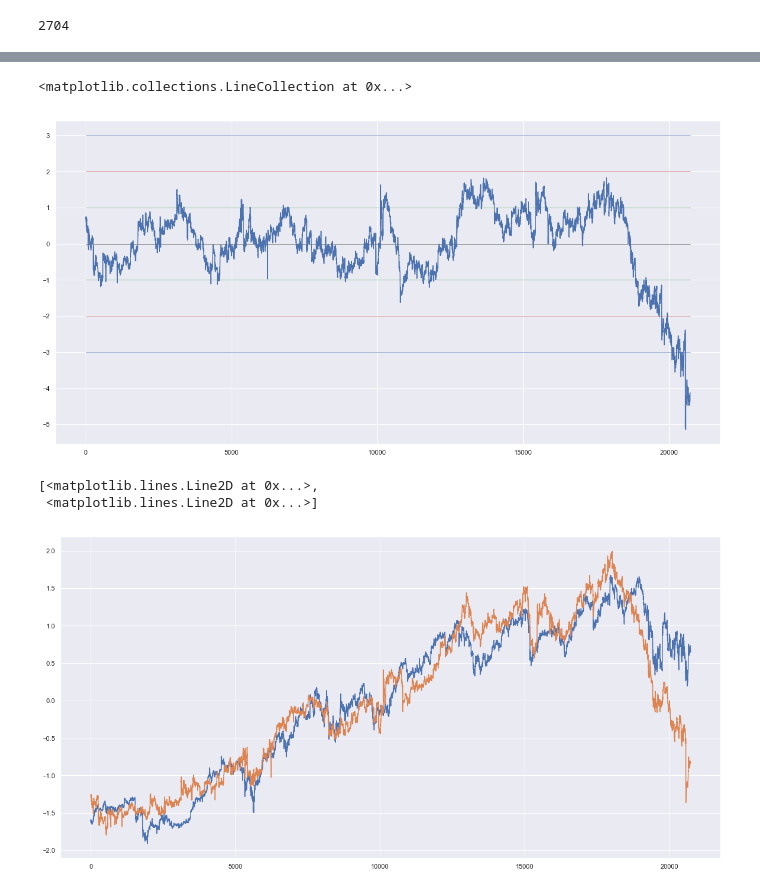
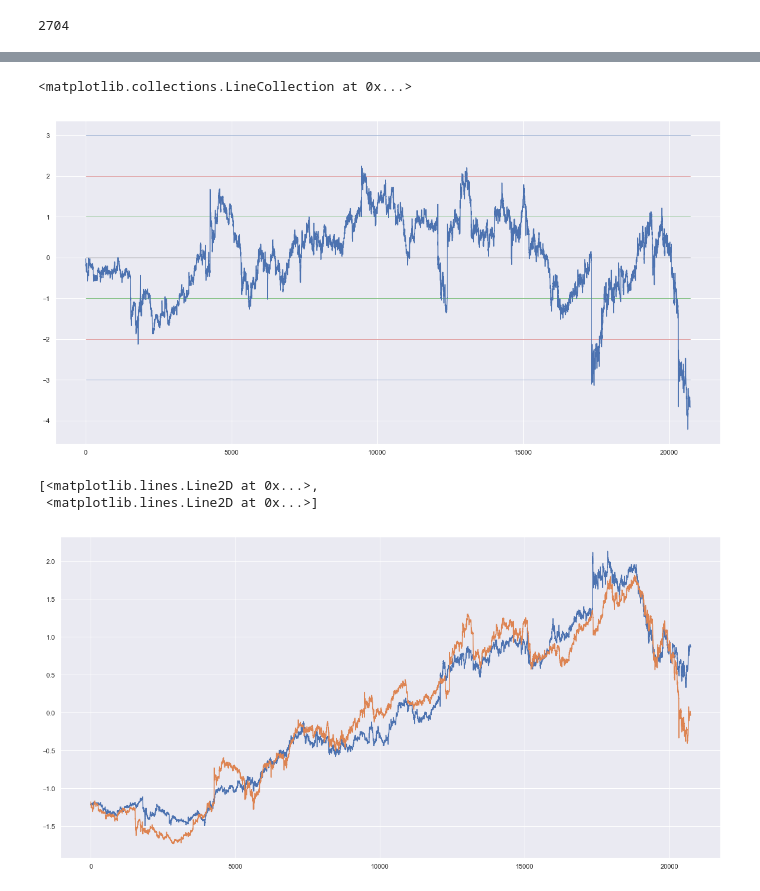
Before and after one commit to AlexisVLRT/StockWatch, a Jupyter notebook: PairsTradingPOC.ipynb, the cells around one changed output, grey strips where cells are left out. Cells and saved outputs as stored; diff of their text form; code cells hidden in the pictures.

```diff
--- a/PairsTradingPOC.ipynb
+++ b/PairsTradingPOC.ipynb
@@ -20,5 +26,5 @@ stocks_data = pickle.load(open("FullData_5.p", "rb"))
 # %%
-tickers = ['ACLS', 'PRTK']
+tickers = ['CLNE', 'TLGT']
 plt.plot(StandardScaler().fit_transform(stocks_data.loc[:, tickers].fillna(method='bfill').fillna(method='ffill')))
 # %% [output]
 [<matplotlib.lines.Line2D at 0x...>,
@@ -35,7 +41,7 @@ for ticker_a in range(len(stocks_data.columns)):
         num = (ser_a * ser_b).sum()
         den = ((ser_a ** 2).sum() * (ser_b ** 2).sum()) ** 0.5
         corr = num / den
-        if corr > 0.95:
+        if corr > 0.9:
             correlated_stocks = correlated_stocks.append(pd.DataFrame([[list(stocks_data.columns)[ticker_a], list(stocks_data.columns)[ticker_b]]], columns=['Stock A', 'Stock B']))
 # %% [output]
 0/994
@@ -103,7 +111,7 @@ len(correlated_stocks)
 # %%
 adf_scores = pd.DataFrame(columns=['Stock A', 'Stock B', 'Score'])
 i = 0
-for pair in correlated_stocks[:150].iterrows():
+for pair in correlated_stocks.iterrows():
     print(i)
     i += 1
     stock_a = pair[1].loc['Stock A']
@@ -159,26 +169,27 @@ adf_scores.sort_values('Score')
 # %%
-stock_a = 'ADBE'
-stock_b = 'APTI'
+stock_a = 'COUP'
+stock_b = 'PTC'
 X = stocks_data.loc[:, stock_a].fillna(method='bfill').fillna(method='ffill')
 Y = stocks_data.loc[:, stock_b].fillna(method='bfill').fillna(method='ffill')
 Xsm = sm.add_constant(X.values)
 model = sm.OLS(Y.values, Xsm)
 intercept, gamma = model.fit().params
 mu = (Y - X * gamma).mean()
 residual = (Y - X * gamma) - mu
+
 
 plt.figure(figsize=(20, 10))
 plt.plot(StandardScaler(with_std=True).fit_transform(residual.values.reshape(-1, 1)))
 plt.hlines(0, xmin=0, xmax=len(residual), linewidth=0.5, color='black')
 plt.hlines(1, xmin=0, xmax=len(residual), linewidth=0.5, color='green')
 plt.hlines(-1, xmin=0, xmax=len(residual), linewidth=0.5, color='green')
 plt.hlines(2, xmin=0, xmax=len(residual), linewidth=0.5, color='r')
 plt.hlines(-2, xmin=0, xmax=len(residual), linewidth=0.5, color='r')
 plt.hlines(3, xmin=0, xmax=len(residual), linewidth=0.5, color='b')
 plt.hlines(-3, xmin=0, xmax=len(residual), linewidth=0.5, color='b')
 # %% [output]
 <matplotlib.collections.LineCollection at 0x...>
-[figure, old version]
+[figure, new version]
 # %%
 X = stocks_data.loc[:, stock_a].fillna(method='bfill').fillna(method='ffill')
 Y = stocks_data.loc[:, stock_b].fillna(method='bfill').fillna(method='ffill')
@@ -188,4 +199,4 @@ plt.plot(StandardScaler().fit_transform(stocks_data.loc[:, [stock_a, stock_b]].f
 # %% [output]
 [<matplotlib.lines.Line2D at 0x...>,
  <matplotlib.lines.Line2D at 0x...>]
-[figure, old version]
+[figure, new version]
```
Also changed, not shown: parts of 14 cells of this notebook, 15 other files.
